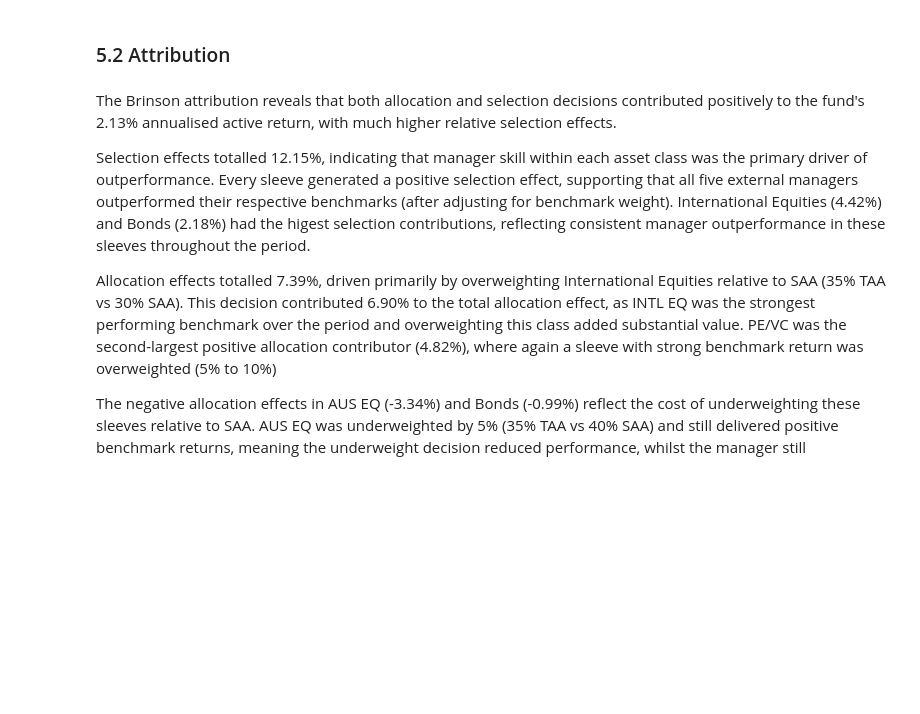
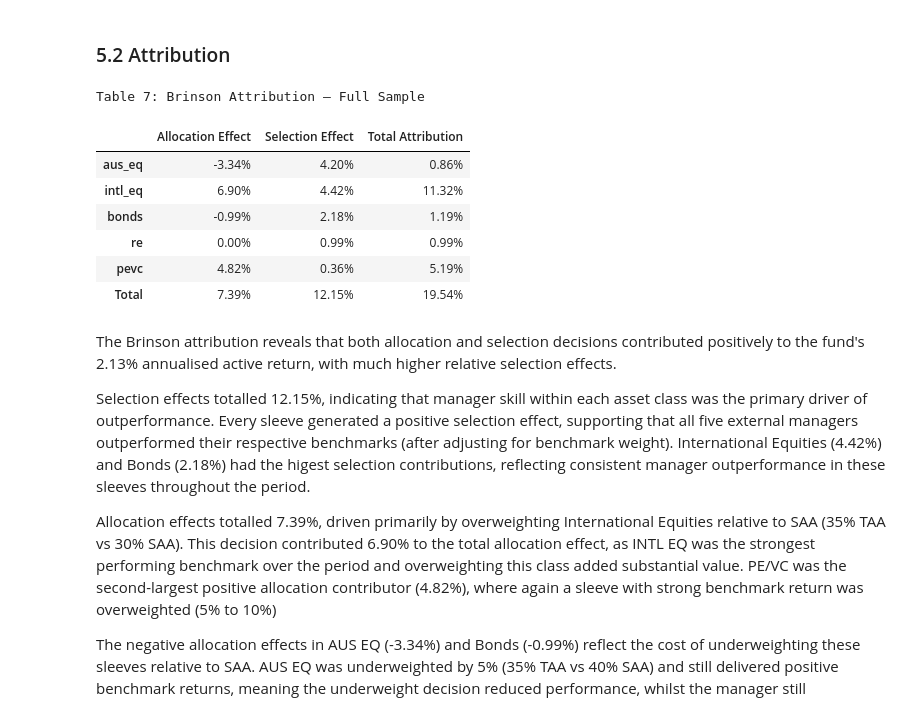
Before and after one commit to afperry2/FINM3422-Group-8-Task-2, a Jupyter notebook: notebook/multi-asset_portfolio_performance_report.ipynb, the cells around one changed output. Saved outputs shown, nothing was run; the diff lists cells and outputs as text; code cells hidden in the pictures; blank space fills up the shorter version.

```diff
--- a/notebook/multi-asset_portfolio_performance_report.ipynb
+++ b/notebook/multi-asset_portfolio_performance_report.ipynb
@@ -344,14 +344,18 @@ The total active return for each sleeve is the sum of its allocation and selecti
 # %% [markdown]
 ### 5.2 Attribution
 # %%
-# Check saa_weights index match df_managers columns
-saa_weights = df_saa["Weight"]
-saa_weights.index = saa_weights.index.astype(str).str.lower()
-
-# Full Sample Attribution
 df_attrib = brinson_attribution(df_managers, df_benchmarks, taa_weights, saa_weights)
-print("Brinson Attribution (Full Sample):")
+print("Table 7: Brinson Attribution — Full Sample")
 display(df_attrib.map(lambda x: f"{x:.2%}"))
+# %% [output]
+Table 7: Brinson Attribution — Full Sample
+|  | Allocation Effect | Selection Effect | Total Attribution |
+| aus_eq | -3.34% | 4.20% | 0.86% |
+| intl_eq | 6.90% | 4.42% | 11.32% |
+| bonds | -0.99% | 2.18% | 1.19% |
+| re | 0.00% | 0.99% | 0.99% |
+| pevc | 4.82% | 0.36% | 5.19% |
+| Total | 7.39% | 12.15% | 19.54% |
 # %% [markdown]
 The Brinson attribution reveals that both allocation and selection decisions contributed positively to the fund's 2.13% annualised active return, with much higher relative selection effects.
 
```
Also changed, not shown: parts of 3 cells of this notebook, 1 other file.
